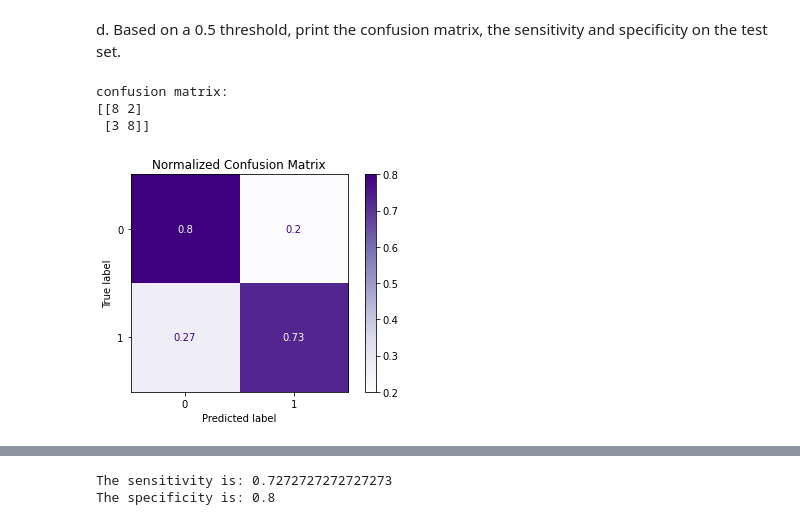
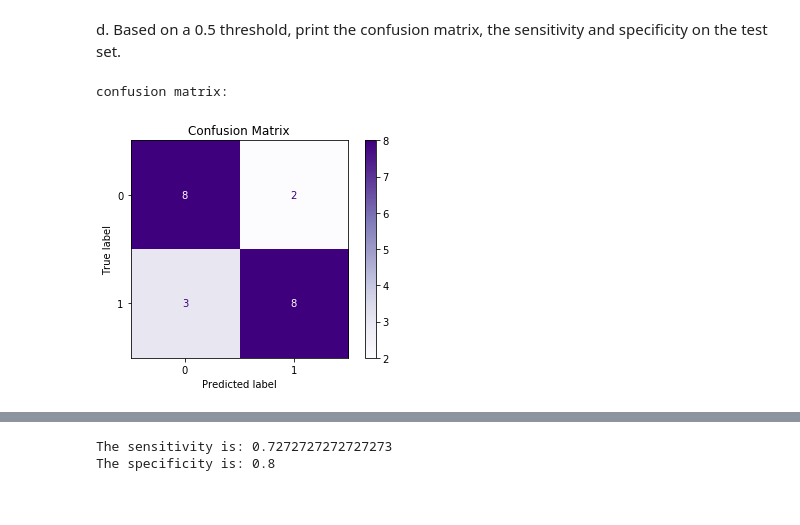
Before and after one commit to LiorSukman/machine-learning-for-ns-hw-repo, a Jupyter notebook: HW2/HW2_notebook.ipynb, the cells around one changed output, grey strips where cells are left out. Saved outputs shown, nothing was run; the diff lists cells and outputs as text; code cells hidden in the pictures.

```diff
--- a/HW2/HW2_notebook.ipynb
+++ b/HW2/HW2_notebook.ipynb
@@ -57,7 +58,7 @@ memory usage: 143.8 KB
 # %%
 #Build DF of the required columns
 data = df[['Visc','BMI','Waist circumference', 'Height_value-1']]
-data['WHtR'] = df.loc[:,'Waist circumference']/df.loc[:,'Height_value-1']
+data.insert(0, 'WHtR', data.loc[:,'Waist circumference']/df.loc[:,'Height_value-1'])
 data = data.drop(columns=['Height_value-1'])
 data.info()
 # %% [output]
@@ -247,20 +231,15 @@ a.Transform the "Visc" variable to a binary variable (with the value "1" if grea
 median and "0" otherwise).
 # %%
 visc_median = data.Visc.median()
-data['Visc'] = np.where(data['Visc']>=visc_median, 1, 0)
+data4 = data[['BMI','Waist circumference', 'WHtR', 'Visc']].copy()
+data4['Visc'] = np.where(data['Visc']>visc_median, 1, 0)
 # %% [markdown]
 b. Train a Logistic regression model using BMI, WC and WHtR as predictors.
 # %%
-data3 = data[['BMI','Waist circumference', 'WHtR', 'Visc']].copy()
-target_name = 'Visc'
-LX_train, LX_test, Ly_train, Ly_test = split_df(target_name, data3)
+LX_train, LX_test, Ly_train, Ly_test = split_df(target_name, data4) #target_name = 'Visc'
 
 Lreg = LogisticRegression().fit(LX_train, Ly_train)
 Ly_predicted = Lreg.predict(LX_test)
-
-# print(Ly_predicted)
-# print(Ly_test)
-# print (data.Visc)
 # %% [markdown]
 c. Report the AUC on the test set.
 # %%
@@ -273,22 +252,15 @@ d. Based on a 0.5 threshold, print the confusion matrix, the sensitivity and spe
 test set.
 # %%
 confusion_matrix(Ly_test, Ly_predicted)
-# import matplotlib.pyplot as plt
-
-from sklearn.metrics import plot_confusion_matrix
 
 conf_matrix = confusion_matrix(Ly_test, Ly_predicted)
 print('confusion matrix:')
-print( conf_matrix)
 
 disp = plot_confusion_matrix(Lreg,
                              LX_test,
                              Ly_test,
-                             cmap=plt.cm.Purples,
-                             normalize="true")
-_ = disp.ax_.set_title(f"Normalized Confusion Matrix")
+                             cmap=plt.cm.Purples)
+_ = disp.ax_.set_title("Confusion Matrix")
 # %% [output]
 confusion matrix:
-[[8 2]
- [3 8]]
-[figure, old version]
+[figure, new version]
```
Also changed, not shown: parts of 27 cells of this notebook, 1 other file.
